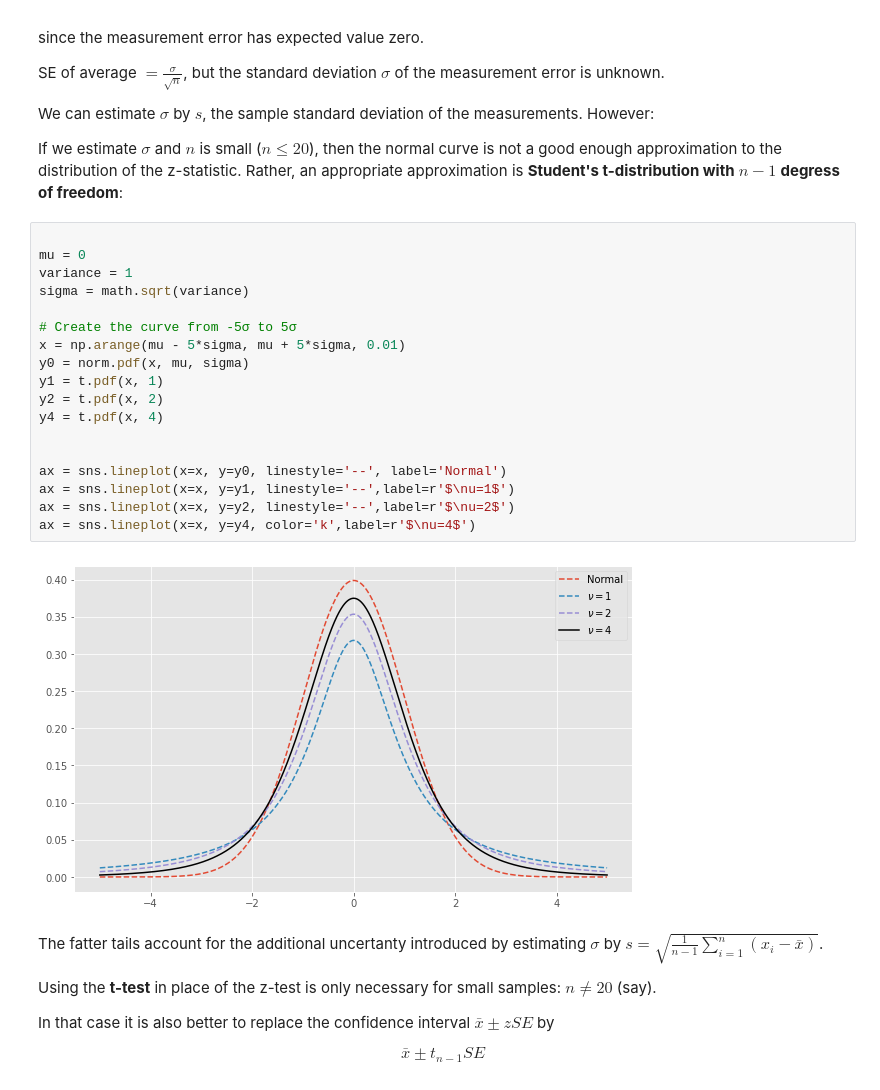
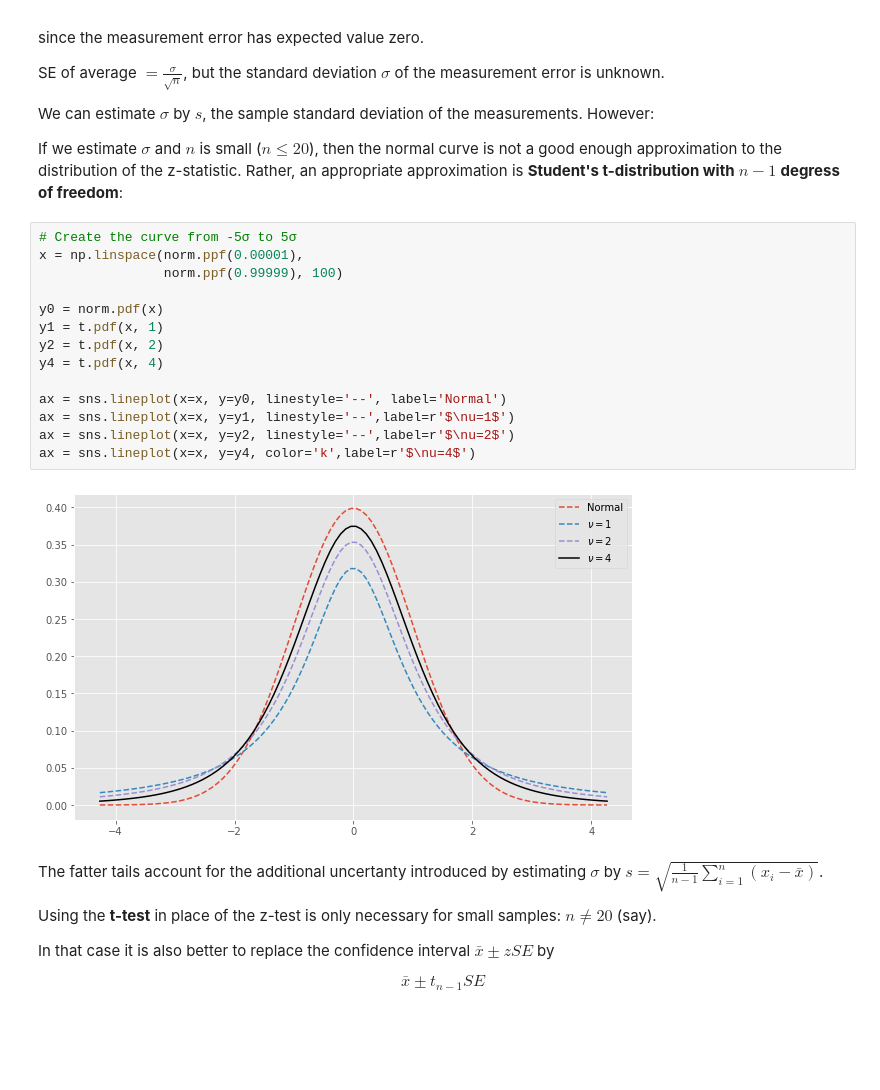
Before and after one commit to maikereis/introduction_to_statistics, a Jupyter notebook: week5/the_t_test.ipynb, the cells around one changed output. Cells and saved outputs as stored; diff of their text form; blank space fills up the shorter version.

```diff
--- a/week5/the_t_test.ipynb
+++ b/week5/the_t_test.ipynb
@@ -35,25 +35,21 @@ We can estimate $\sigma$ by $s$, the sample standard deviation of the measuremen
 
 If we estimate $\sigma$ and $n$ is small ($n\leq{20}$), then the normal curve is not a good enough approximation to the distribution of the z-statistic. Rather, an appropriate approximation is **Student's t-distribution with** $n-1$ **degress of freedom**:
 # %%
+# Create the curve from -5σ to 5σ
+x = np.linspace(norm.ppf(0.00001),
+                norm.ppf(0.99999), 100)
 
-mu = 0
-variance = 1
-sigma = math.sqrt(variance)
-
-# Create the curve from -5σ to 5σ
-x = np.arange(mu - 5*sigma, mu + 5*sigma, 0.01)
-y0 = norm.pdf(x, mu, sigma)
+y0 = norm.pdf(x)
 y1 = t.pdf(x, 1)
 y2 = t.pdf(x, 2)
 y4 = t.pdf(x, 4)
-
 
 ax = sns.lineplot(x=x, y=y0, linestyle='--', label='Normal')
 ax = sns.lineplot(x=x, y=y1, linestyle='--',label=r'$\nu=1$')
 ax = sns.lineplot(x=x, y=y2, linestyle='--',label=r'$\nu=2$')
 ax = sns.lineplot(x=x, y=y4, color='k',label=r'$\nu=4$')
 # %% [output]
-[figure, old version]
+[figure, new version]
 # %% [markdown]
 The fatter tails account for the additional uncertanty introduced by estimating $\sigma$ by $s=\sqrt{\frac{1}{n-1}\sum_{{i=1}}^{n}(x_i - \bar{x})}$.
 
```
Also changed, not shown: 3 other files.
